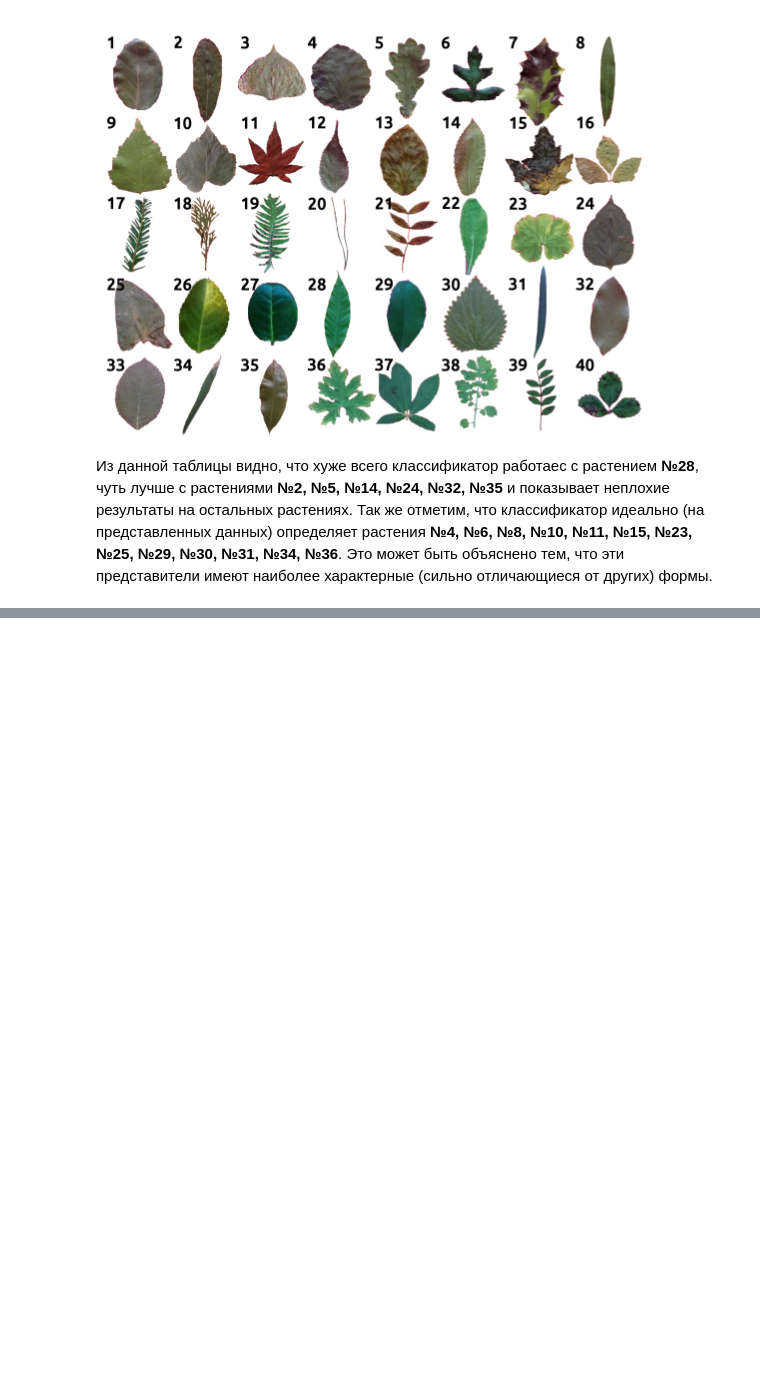
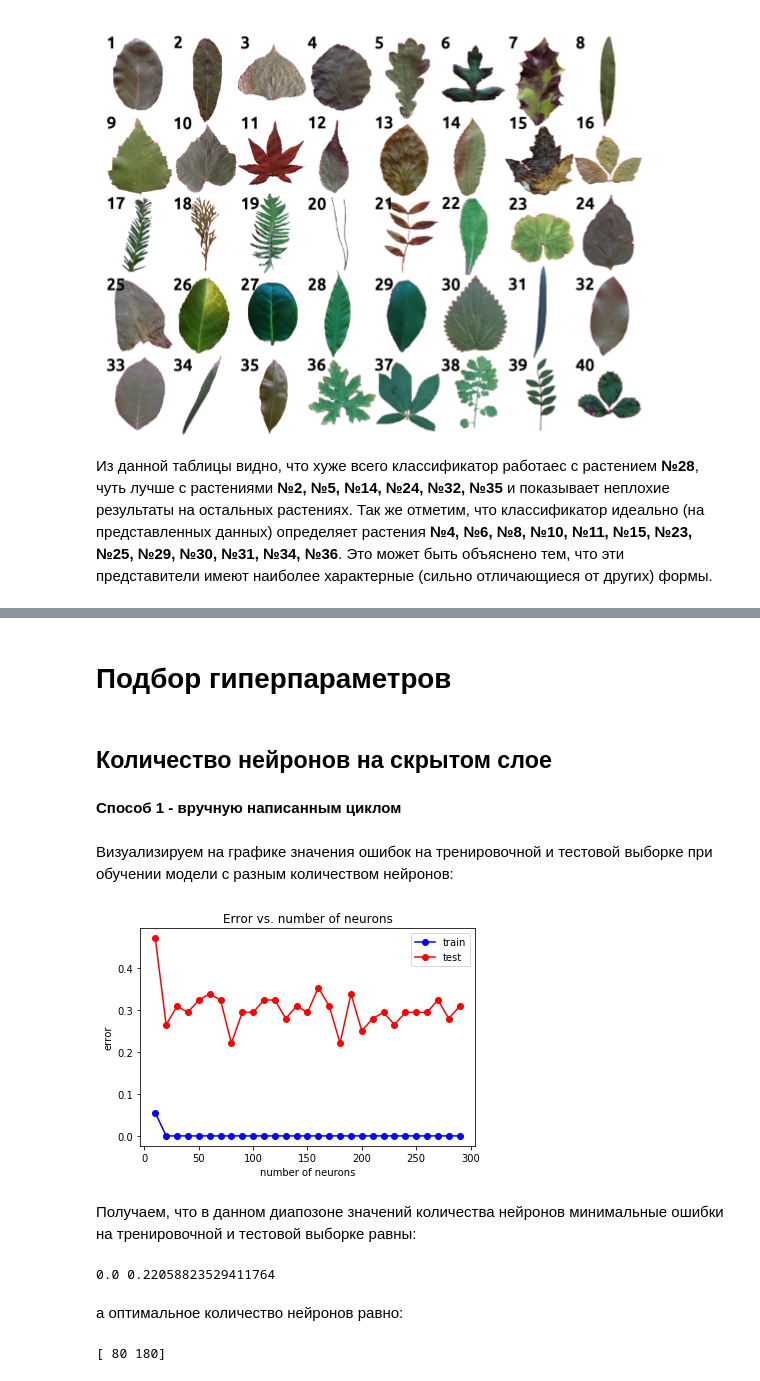
Before and after one commit to maksimovVva/Data_analysis, a Jupyter notebook: Maksimova_lab1.ipynb, the cells around one changed output, grey strips where cells are left out. Cells and saved outputs as stored; diff of their text form; code cells hidden in the pictures; blank space fills up the shorter version.

Commit message:
Add Neural Networks

```diff
--- a/Maksimova_lab1.ipynb
+++ b/Maksimova_lab1.ipynb
@@ -858,0 +864,6 @@ Image("Leaf.png")
+# %%
+from sklearn.neural_network import MLPClassifier
+mlp_model = MLPClassifier(solver = 'lbfgs',
+                          activation = 'logistic', random_state = 42)
+mlp_model.fit(X_train, y_train)
+pass
@@ -858,0 +913,3 @@ Image("Leaf.png")
+# %%
+y_train_pred = mlp_model.predict(X_train)
+y_test_pred = mlp_model.predict(X_test)
@@ -858,0 +922,47 @@ Image("Leaf.png")
+# %% [markdown]
+# Подбор гиперпараметров
+# %% [markdown]
+## Количество нейронов на скрытом слое
+# %% [markdown]
+**Способ 1 - вручную написанным циклом**
+# %%
+hidden_layer_sizes_arr = [(x,) for x in range(10, 300, 10)]
+test_err = []
+train_err = []
+for n in hidden_layer_sizes_arr:
+    mlp_model = MLPClassifier(hidden_layer_sizes = n,
+                              solver = 'lbfgs', activation = 'logistic', random_state = 2)
+    mlp_model.fit(X_train, y_train)
+
+    y_train_pred = mlp_model.predict(X_train)
+    y_test_pred = mlp_model.predict(X_test)
+    train_err.append(np.mean(y_train != y_train_pred))
+    test_err.append(np.mean(y_test != y_test_pred))
+# %% [markdown]
+Визуализируем на графике значения ошибок на тренировочной и тестовой выборке при обучении модели с разным количеством нейронов:
+# %%
+n_arr = np.arange(10, 300, 10)
+plt.plot(n_arr, train_err, 'b-o', label = 'train')
+plt.plot(n_arr, test_err, 'r-o', label = 'test')
+plt.title('Error vs. number of neurons')
+plt.xlabel('number of neurons')
+plt.ylabel('error')
+plt.legend()
+pass
+# %% [output]
+[figure, added]
+# %% [markdown]
+Получаем, что в данном диапозоне значений количества нейронов минимальные ошибки на тренировочной и тестовой выборке равны:
+# %%
+min_train_err = np.min(train_err)
+min_test_err = np.min(test_err)
+print(min_train_err, min_test_err)
+# %% [output]
+0.0 0.22058823529411764
+# %% [markdown]
+а оптимальное количество нейронов равно:
+# %%
+n_opt = n_arr[test_err == min_test_err]
+print(n_opt)
+# %% [output]
+[ 80 180]
```
Also changed, not shown: parts of 128 cells of this notebook.
